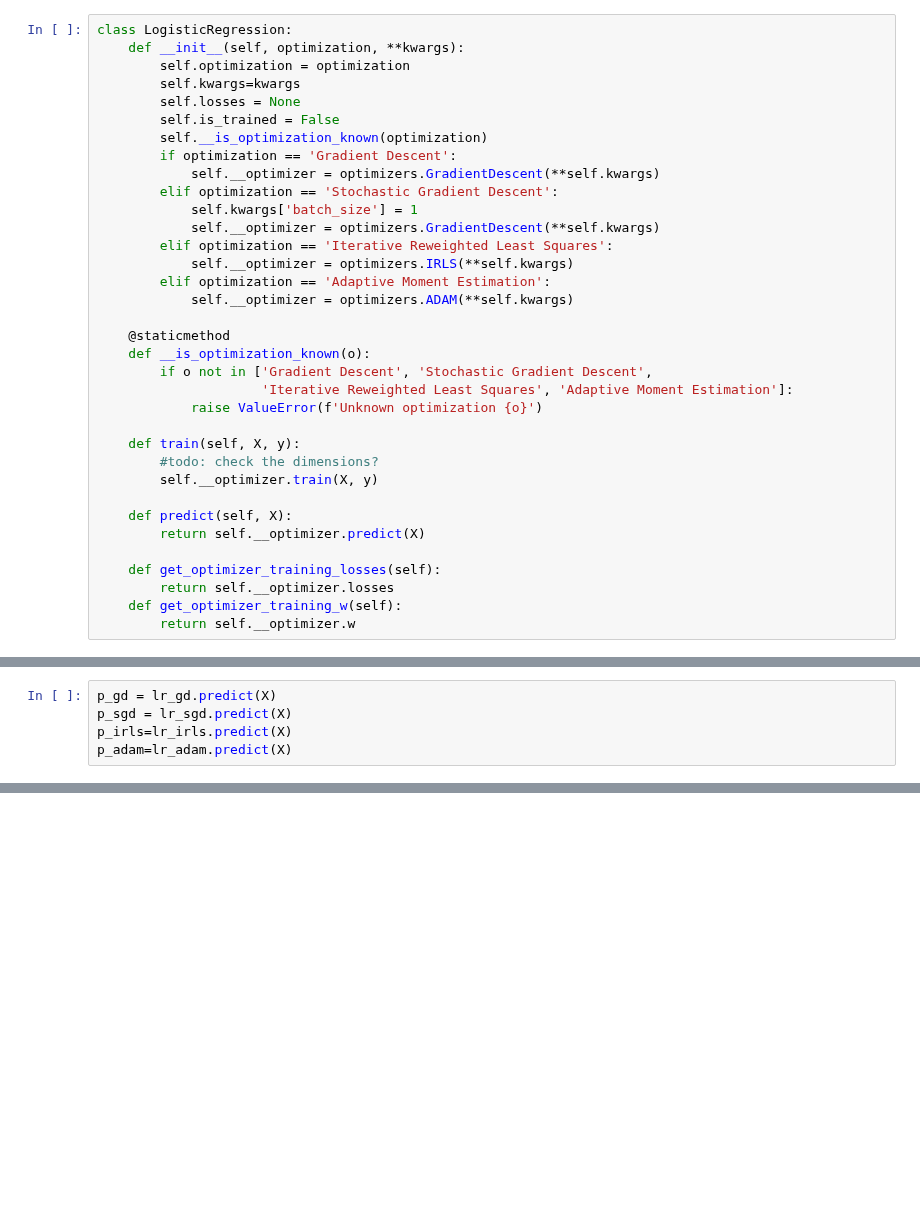
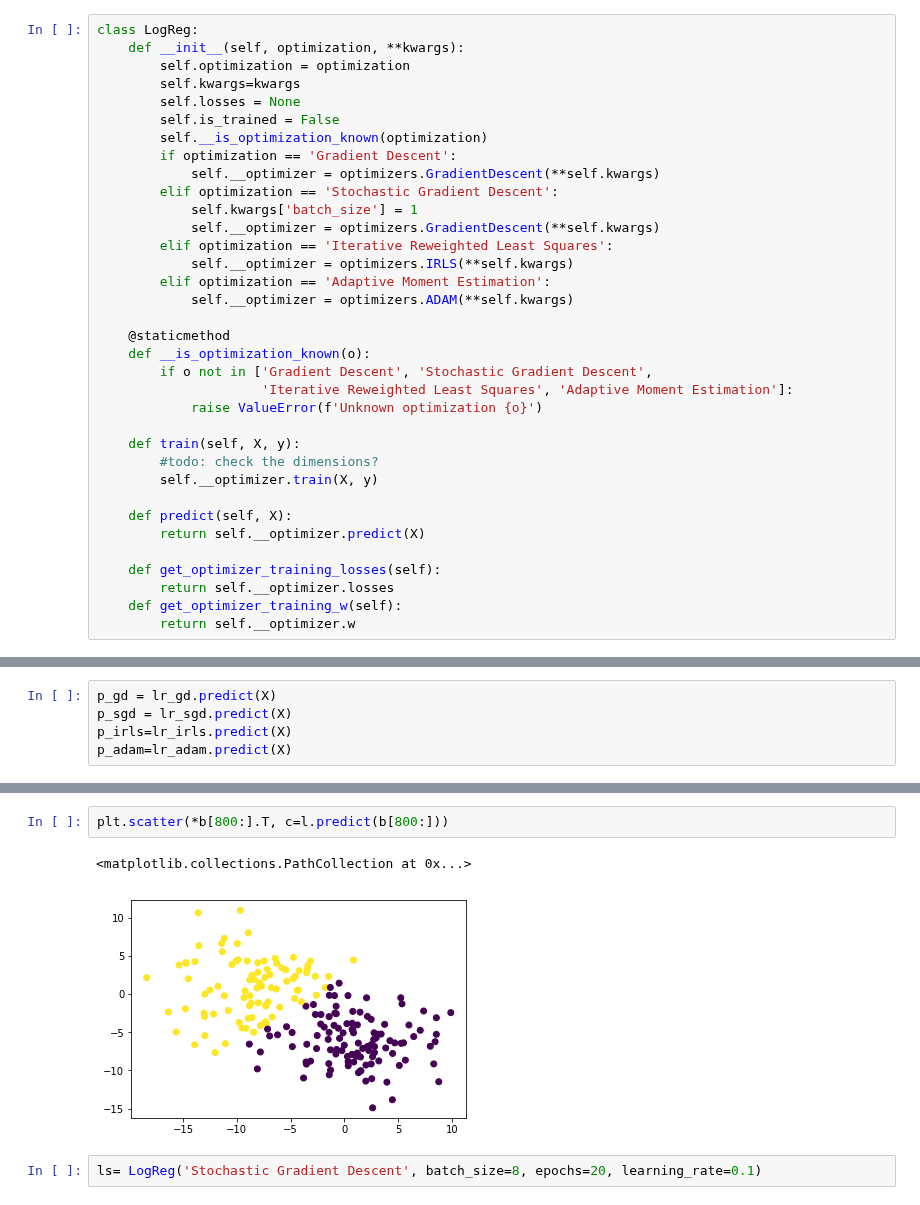
Before and after one commit to pawel99k/AML2022, a Jupyter notebook: Project1/Modelling.ipynb, the cells around one changed output, grey strips where cells are left out. Cells and saved outputs as stored; diff of their text form; blank space fills up the shorter version.

```diff
--- a/Project1/Modelling.ipynb
+++ b/Project1/Modelling.ipynb
@@ -8,7 +8,7 @@ import seaborn as sns
 from sklearn.datasets import make_moons
 X, y = make_moons()
 # %%
-class LogisticRegression:
+class LogReg:
     def __init__(self, optimization, **kwargs):
         self.optimization = optimization
         self.kwargs=kwargs
@@ -106,0 +138,7 @@ plt.show()
+# %%
+plt.scatter(*b[800:].T, c=l.predict(b[800:]))
+# %% [output]
+<matplotlib.collections.PathCollection at 0x...>
+[figure, added]
+# %%
+ls= LogReg('Stochastic Gradient Descent', batch_size=8, epochs=20, learning_rate=0.1)
```
Also changed, not shown: parts of 18 cells of this notebook, 5 other files.
